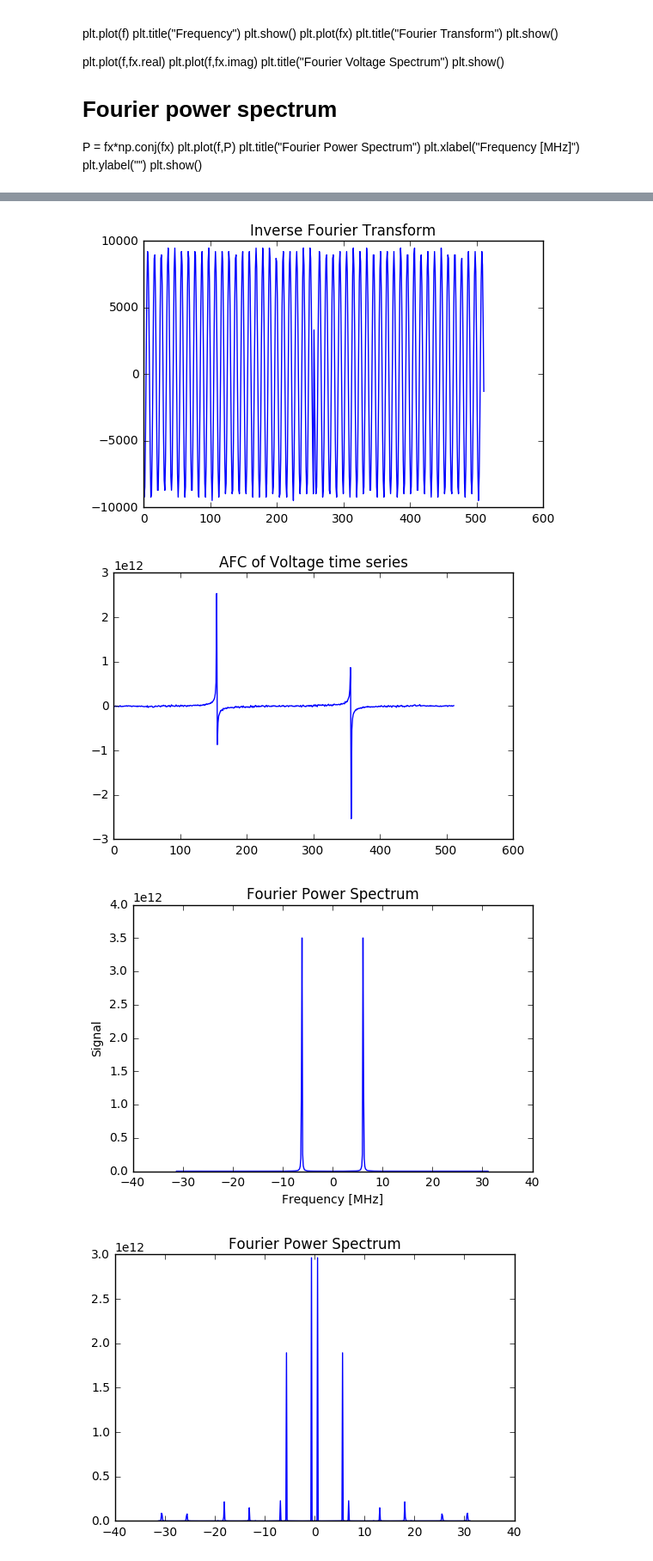
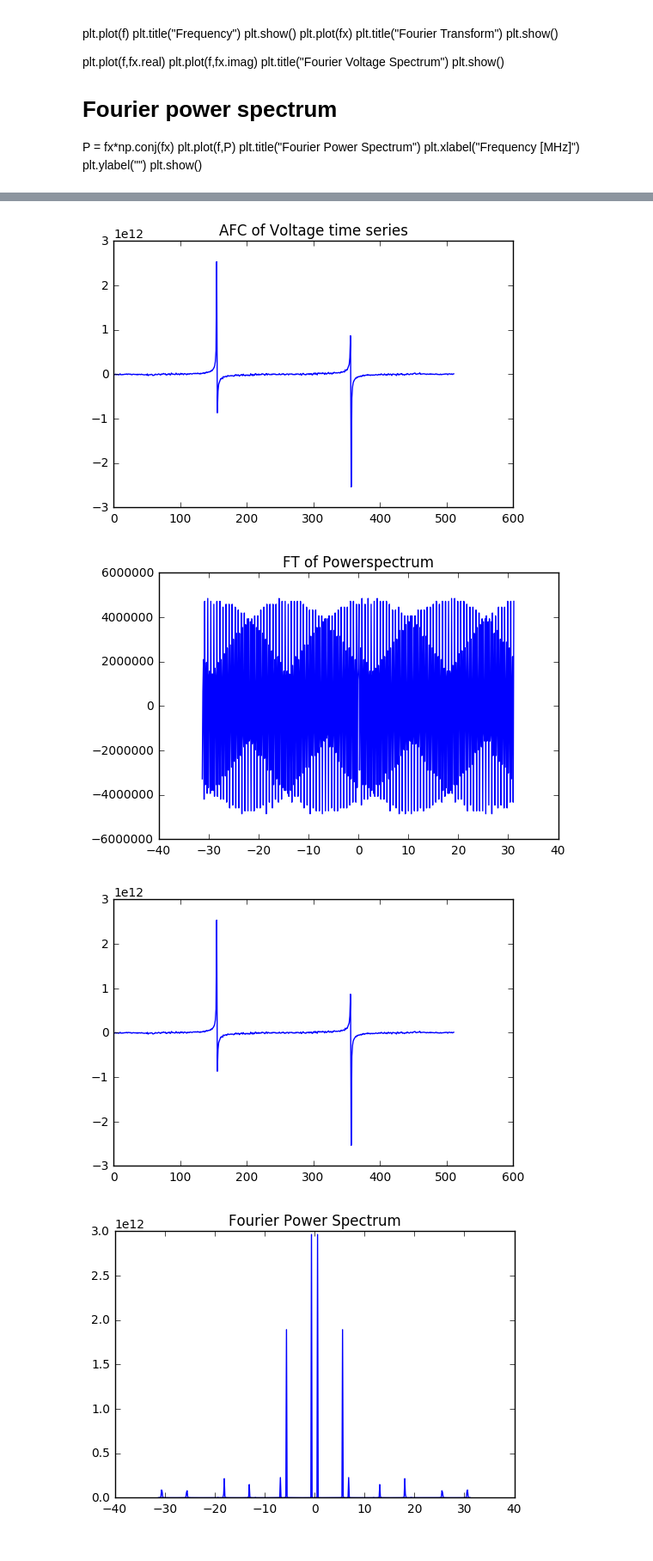
Before and after one commit to hamburgerguy/Astro-Lab1-Dump, a Jupyter notebook: gould_lab1.ipynb, the cells around one changed output, grey strips where cells are left out. Shown at 86% size. Saved outputs shown, nothing was run; the diff lists cells and outputs as text; code cells hidden in the pictures.

```diff
--- a/gould_lab1.ipynb
+++ b/gould_lab1.ipynb
@@ -148,22 +164,20 @@ plt.show()
 # %%
-# Inverse Fourier
-
-
-t, xt = ugradio.dft.idft(fx, f=f, t=time, vsamp=62.5)
-plt.plot(xt)
-plt.title("Inverse Fourier Transform")
-plt.show()
-
-
 #Autocorrelation Function
 afc = np.correlate(fx.real, fx.imag, "same")
 plt.plot(afc)
 plt.title('AFC of Voltage time series')
 plt.show()
-power_spectrum()
+#power_spectrum()
 
+#FT of Powerspectrum
 f,ft_power = ugradio.dft.dft(fx,t=time, vsamp=62.5)
+plt.plot(x,ft_power)
+plt.title('FT of Powerspectrum')
+plt.show()
+
+plt.plot(afc - ft_power)
+plt.show()
 # %% [output]
-[figure, old version]
+[figure, new version]
-[figure, old version]
+[figure, new version]
-[figure, old version]
+[figure, new version]
```
Also changed, not shown: parts of 7 cells of this notebook.
